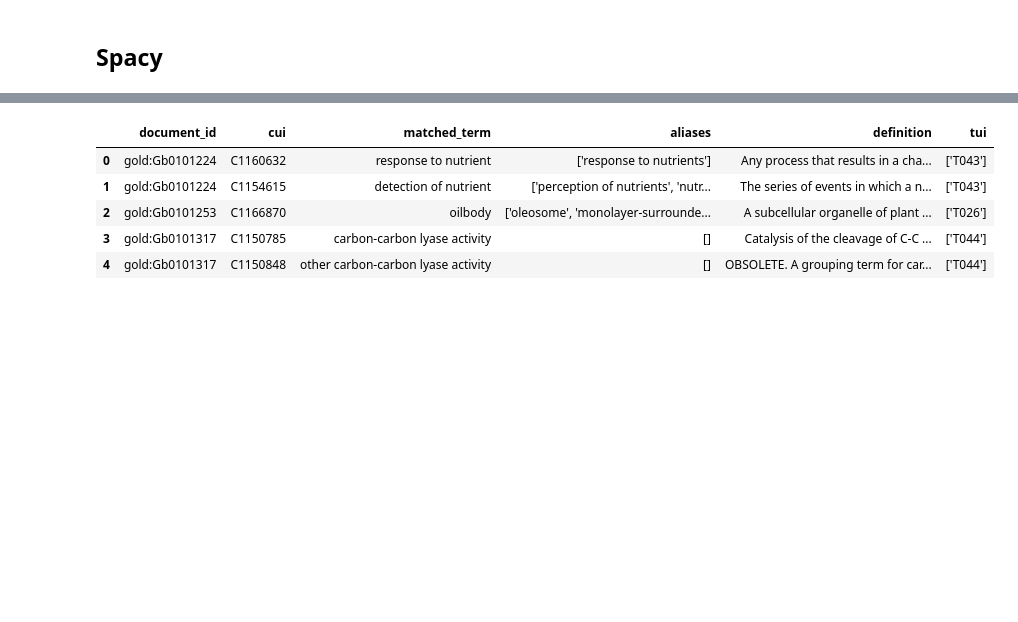
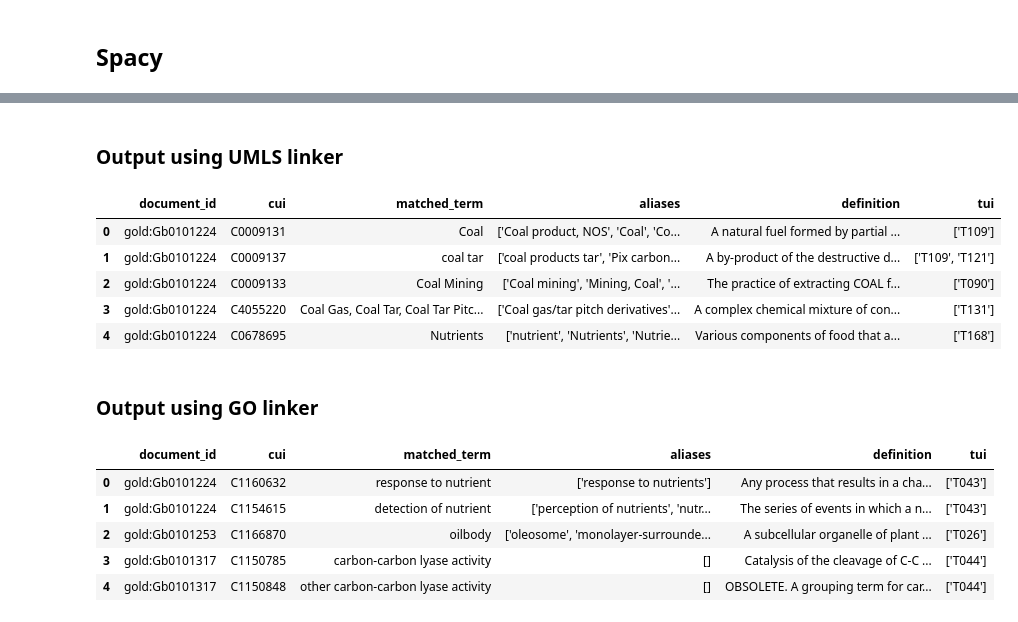
Before and after one commit to monarch-initiative/ontorunner, a Jupyter notebook: notebook/demo.ipynb, the cells around one changed output, grey strips where cells are left out. Saved outputs shown, nothing was run; the diff lists cells and outputs as text; code cells hidden in the pictures; blank space fills up the shorter version.

```diff
--- a/notebook/demo.ipynb
+++ b/notebook/demo.ipynb
@@ -88,3 +101,17 @@ orun_spacy_df.head()
+# %% [markdown]
+### Output using UMLS linker
+# %%
+orun_scispacy_go_df = pd.read_csv(join(output_dir, "sciSpacy_umls_ontoRunNER.tsv"), sep="\t")
+orun_scispacy_go_df.head()
+# %% [output]
+|  | document_id | cui | matched_term | aliases | definition | tui |
+| 0 | gold:Gb0101224 | C0009131 | Coal | ['Coal product, NOS', 'Coal', 'Co... | A natural fuel formed by partial ... | ['T109'] |
+| 1 | gold:Gb0101224 | C0009137 | coal tar | ['coal products tar', 'Pix carbon... | A by-product of the destructive d... | ['T109', 'T121'] |
+| 2 | gold:Gb0101224 | C0009133 | Coal Mining | ['Coal mining', 'Mining, Coal', '... | The practice of extracting COAL f... | ['T090'] |
+| 3 | gold:Gb0101224 | C4055220 | Coal Gas, Coal Tar, Coal Tar Pitc... | ['Coal gas/tar pitch derivatives'... | A complex chemical mixture of con... | ['T131'] |
+| 4 | gold:Gb0101224 | C0678695 | Nutrients | ['nutrient', 'Nutrients', 'Nutrie... | Various components of food that a... | ['T168'] |
+# %% [markdown]
+### Output using GO linker
 # %%
 orun_scispacy_go_df = pd.read_csv(join(output_dir, "sciSpacy_go_ontoRunNER.tsv"), sep="\t")
 orun_scispacy_go_df.head()
```
Also changed, not shown: parts of 7 cells of this notebook, 1 other file.
